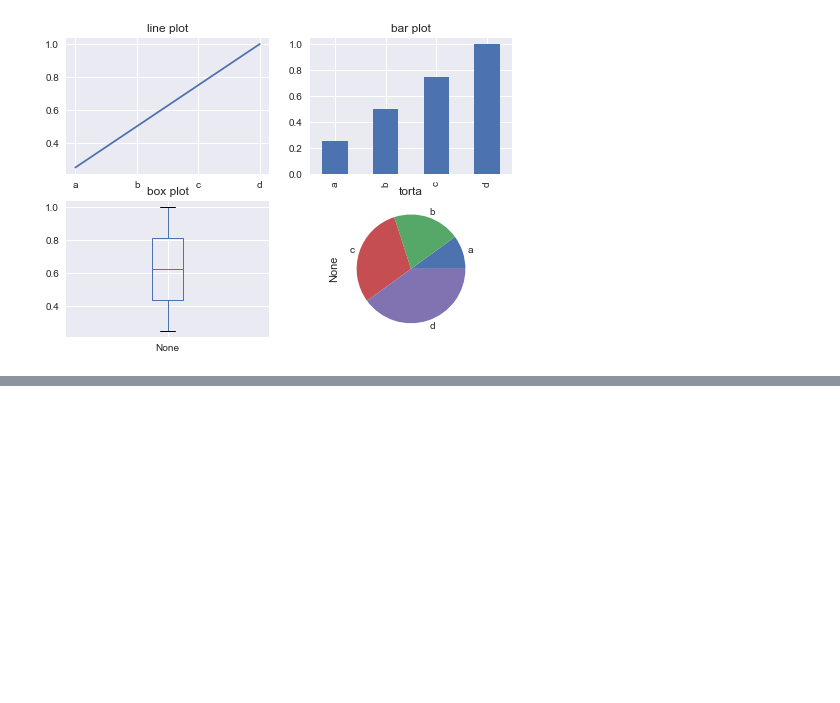
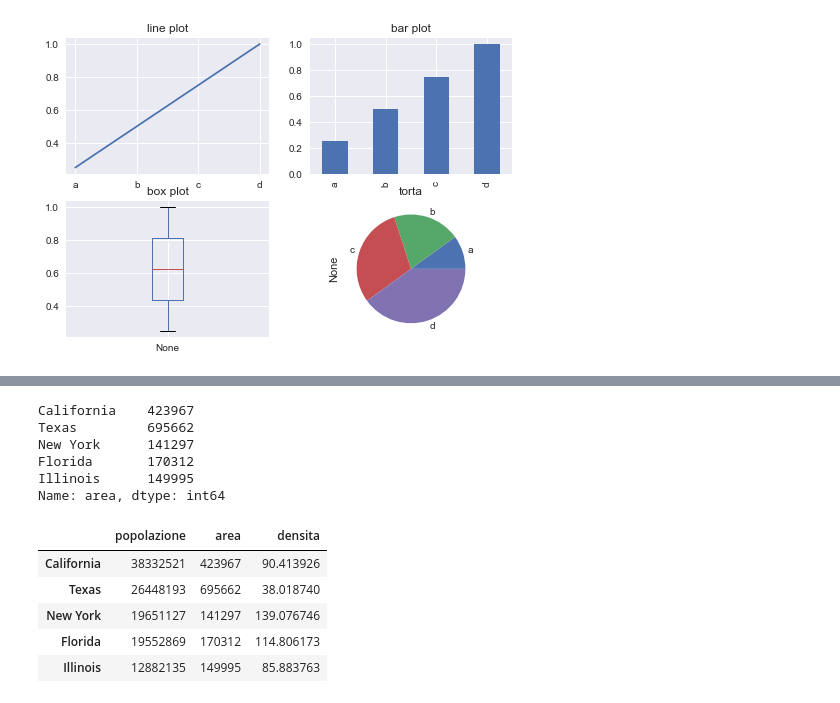
Before and after one commit to ricdip/jupyter_notebooks, a Jupyter notebook: data_science/pandas.ipynb, the cells around one changed output, grey strips where cells are left out. Drawn from its saved outputs; the diff is of its cells as text; code cells hidden in the pictures; blank space fills up the shorter version.

```diff
--- a/data_science/pandas.ipynb
+++ b/data_science/pandas.ipynb
@@ -67,0 +189,21 @@ plt.show()
+# %%
+stati['area']
+# %% [output]
+California    423967
+Texas         695662
+New York      141297
+Florida       170312
+Illinois      149995
+Name: area, dtype: int64
+# %%
+# creazione nuova colonna
+stati['densita'] = stati['popolazione'] / stati['area']
+# %%
+stati
+# %% [output]
+|  | popolazione | area | densita |
+| California | 38332521 | 423967 | 90.413926 |
+| Texas | 26448193 | 695662 | 38.018740 |
+| New York | 19651127 | 141297 | 139.076746 |
+| Florida | 19552869 | 170312 | 114.806173 |
+| Illinois | 12882135 | 149995 | 85.883763 |
```
Also changed, not shown: parts of 53 cells of this notebook.
